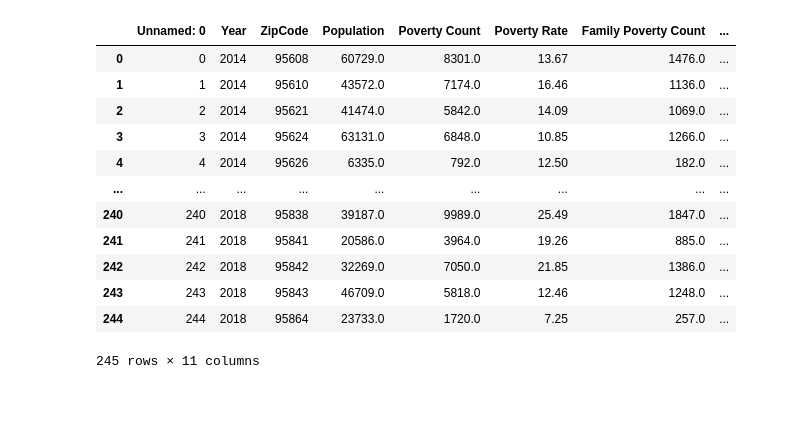
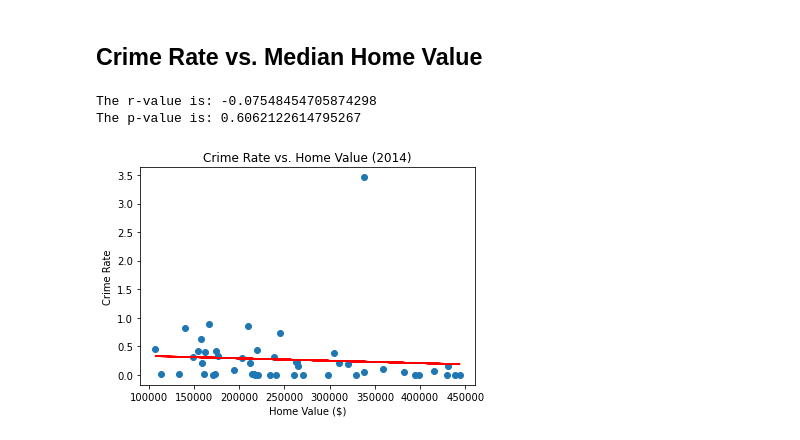
Before and after one commit to sean-galloway/Crime_and_Poverty, a Jupyter notebook: hist_poverty_years.ipynb, the cells around one changed output. Drawn from its saved outputs; the diff is of its cells as text; code cells hidden in the pictures; blank space fills up the shorter version.

Commit message:
linear regressions

```diff
--- a/hist_poverty_years.ipynb
+++ b/hist_poverty_years.ipynb
@@ -1,5 +1,15 @@
 # %%
+import matplotlib
 import matplotlib.pyplot as plt
 import numpy as np
 import pandas as pd
 import scipy.stats as stats
+from scipy.stats import linregress
+
+merged_personal_df = pd.read_csv("./Resources/merged_personal_df.csv")
+
+# Seperating merged df by years
+mp_df = {}
+for year, Year in zip([2014, 2015, 2016, 2017, 2018], ["2014", "2015", "2016", "2017", "2018"]):
+    mpdata = merged_personal_df.loc[(merged_personal_df["Year"] == year)]
+    mp_df[Year] = mpdata
@@ -8,16 +15,0 @@ merged_personal_df = pd.read_csv("./Resources/merged_personal_df.csv")
-# %%
-merged_personal_df
-# %% [output]
-|  | Unnamed: 0 | Year | ZipCode | Population | Poverty Count | Poverty Rate | Family Poverty Count | ... |
-| 0 | 0 | 2014 | 95608 | 60729.0 | 8301.0 | 13.67 | 1476.0 | ... |
-| 1 | 1 | 2014 | 95610 | 43572.0 | 7174.0 | 16.46 | 1136.0 | ... |
-| 2 | 2 | 2014 | 95621 | 41474.0 | 5842.0 | 14.09 | 1069.0 | ... |
-| 3 | 3 | 2014 | 95624 | 63131.0 | 6848.0 | 10.85 | 1266.0 | ... |
-| 4 | 4 | 2014 | 95626 | 6335.0 | 792.0 | 12.50 | 182.0 | ... |
-| ... | ... | ... | ... | ... | ... | ... | ... | ... |
-| 240 | 240 | 2018 | 95838 | 39187.0 | 9989.0 | 25.49 | 1847.0 | ... |
-| 241 | 241 | 2018 | 95841 | 20586.0 | 3964.0 | 19.26 | 885.0 | ... |
-| 242 | 242 | 2018 | 95842 | 32269.0 | 7050.0 | 21.85 | 1386.0 | ... |
-| 243 | 243 | 2018 | 95843 | 46709.0 | 5818.0 | 12.46 | 1248.0 | ... |
-| 244 | 244 | 2018 | 95864 | 23733.0 | 1720.0 | 7.25 | 257.0 | ... |
-245 rows × 11 columns
@@ -26,0 +16,33 @@ mp2015_df = merged_personal_df.loc[(merged_personal_df["Year"] == 2015)]
+# %%
+# def crime_v_hv(year):
+#     x = mp_df[f"{year}"]["Median Home Value"]
+#     y = mp_df[f"{year}"]["Crime Rate"]
+
+#     plt.scatter(x, y, marker="o", facecolors="red", alpha=0.5, edgecolors="gray")
+#     plt.title(f"Crime Rate vs Home Value {year}")
+#     plt.xlabel("Home Value (USD)")
+#     plt.ylabel("Crime Rate")
+
+# Linear regression function:
+def plot_linear_regression(x_axis, y_axis, x_label, y_label, filename, years):
+    (slope, intercept, rvalue, pvalue, stderr) = linregress(x_axis, y_axis)
+    print(f"The r-value is: {rvalue}")
+    print(f"The p-value is: {pvalue}")
+    line_eq = f"y = {slope:.2f}x + {intercept:.2f}"
+    regress_values = x_axis * slope + intercept
+    plt.scatter(x_axis, y_axis)
+    plt.plot(x_axis, regress_values, "r-")
+    # plt.annotate(line_eq, coords, fontsize=15, color="red")
+    plt.title(f"Crime Rate vs. Home Value ({years})")
+    plt.xlabel(x_label)
+    plt.ylabel(y_label)
+    plt.savefig(filename)
+    plt.show()
+# %% [markdown]
+## Crime Rate vs. Median Home Value
+# %%
+plot_linear_regression(mp_df["2014"]["Median Home Value"], mp_df["2014"]["Crime Rate"], "Home Value ($)", "Crime Rate", "./Images/cvh2014.png", 2014)
+# %% [output]
+The r-value is: -0.07548454705874298
+The p-value is: 0.6062122614795267
+[figure, added]
```
Also changed, not shown: parts of 14 cells of this notebook, 10 other files.
